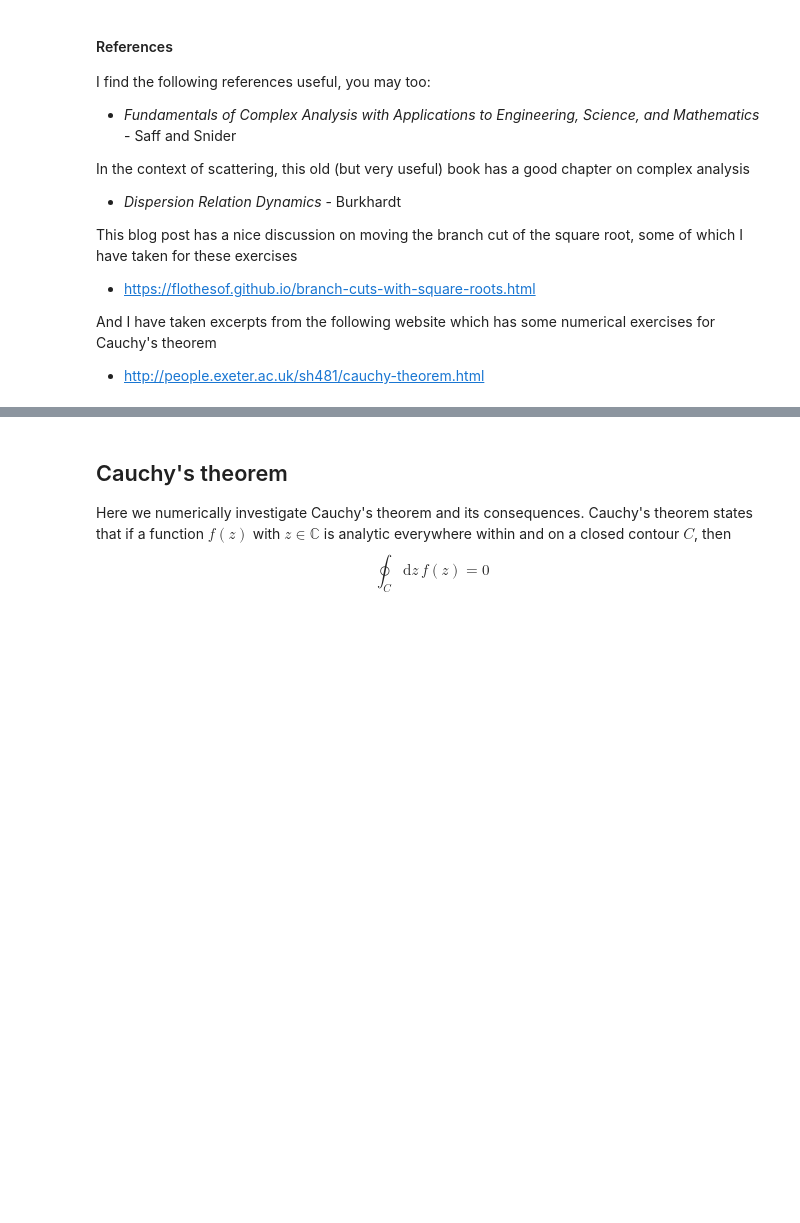
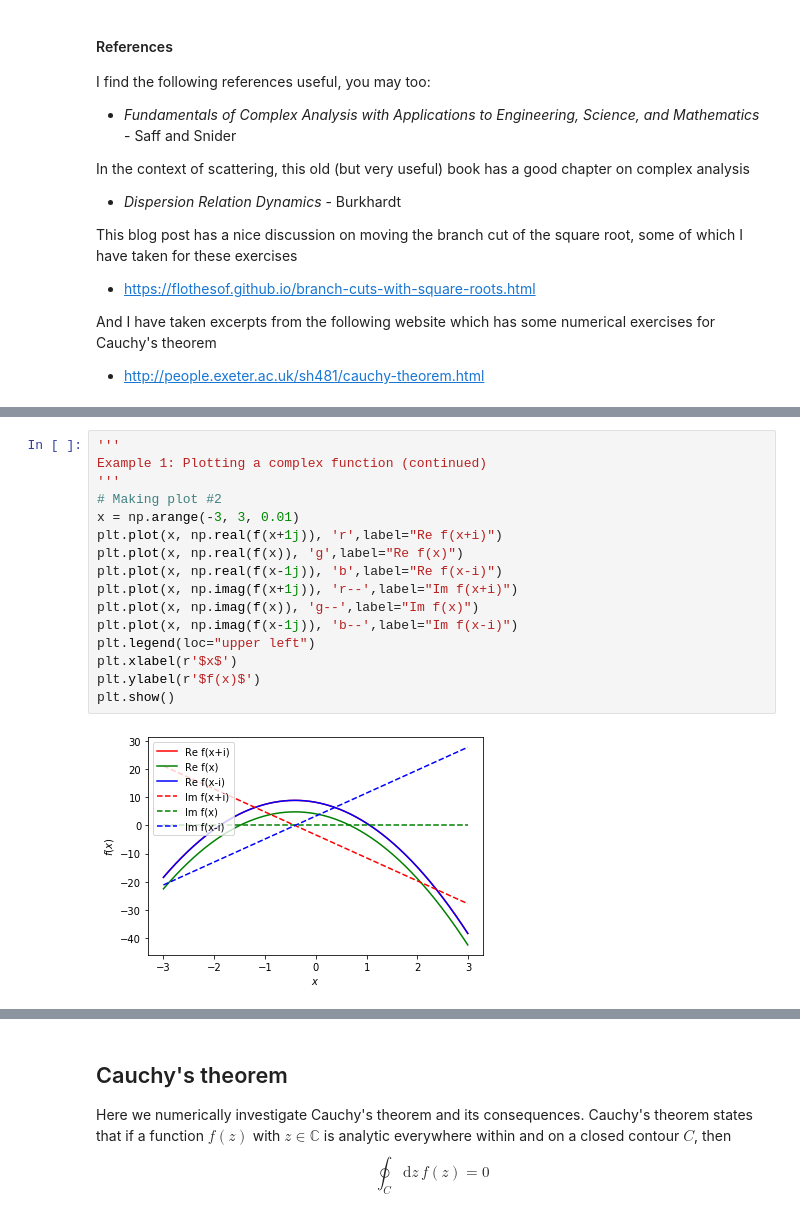
Before and after one commit to ajackura/LatticeSummerSchool2021-ScatteringExercises, a Jupyter notebook: Notebooks/complex.ipynb, the cells around one changed output, grey strips where cells are left out. Saved outputs shown, nothing was run; the diff lists cells and outputs as text; blank space fills up the shorter version.

```diff
--- a/Notebooks/complex.ipynb
+++ b/Notebooks/complex.ipynb
@@ -111,0 +161,18 @@ argand_plot_2D(f)
+# %%
+'''
+Example 1: Plotting a complex function (continued)
+'''
+# Making plot #2
+x = np.arange(-3, 3, 0.01)
+plt.plot(x, np.real(f(x+1j)), 'r',label="Re f(x+i)")
+plt.plot(x, np.real(f(x)), 'g',label="Re f(x)")
+plt.plot(x, np.real(f(x-1j)), 'b',label="Re f(x-i)")
+plt.plot(x, np.imag(f(x+1j)), 'r--',label="Im f(x+i)")
+plt.plot(x, np.imag(f(x)), 'g--',label="Im f(x)")
+plt.plot(x, np.imag(f(x-1j)), 'b--',label="Im f(x-i)")
+plt.legend(loc="upper left")
+plt.xlabel(r'$x$')
+plt.ylabel(r'$f(x)$')
+plt.show()
+# %% [output]
+[figure, added]
```
Also changed, not shown: parts of 10 cells of this notebook.
